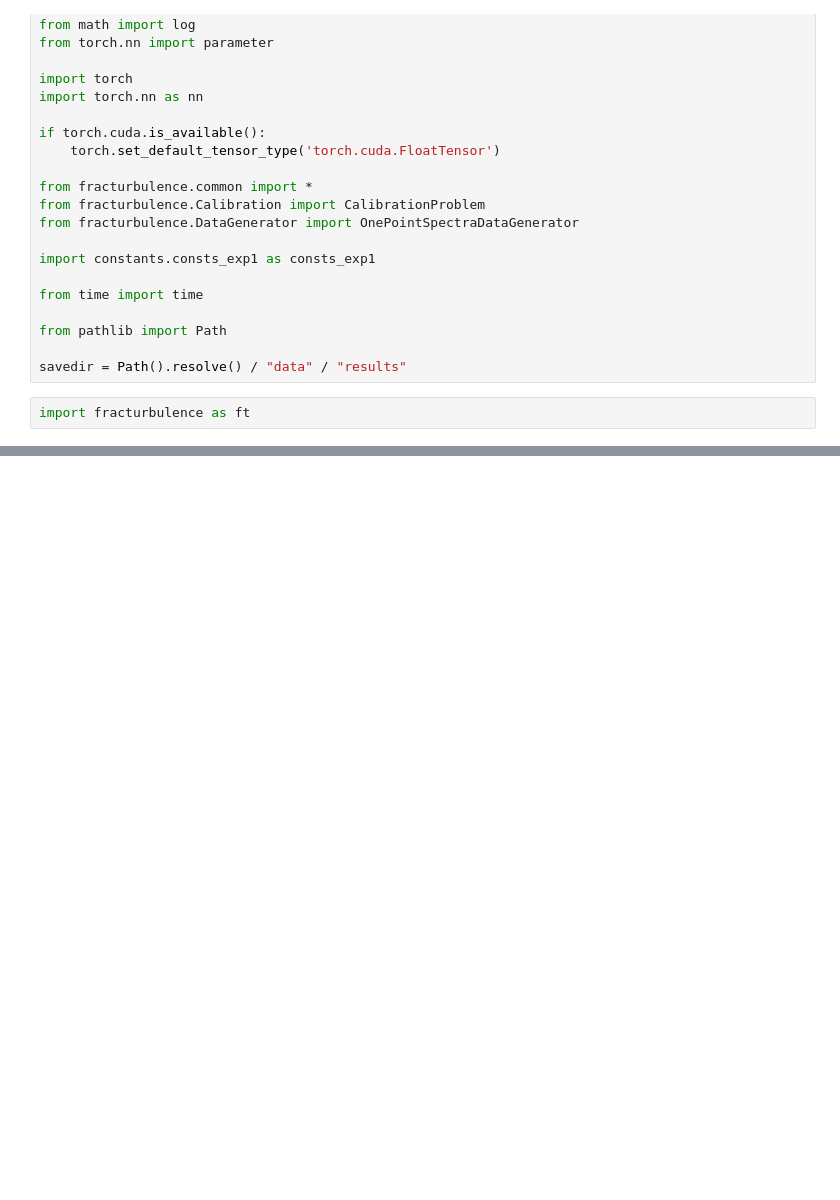
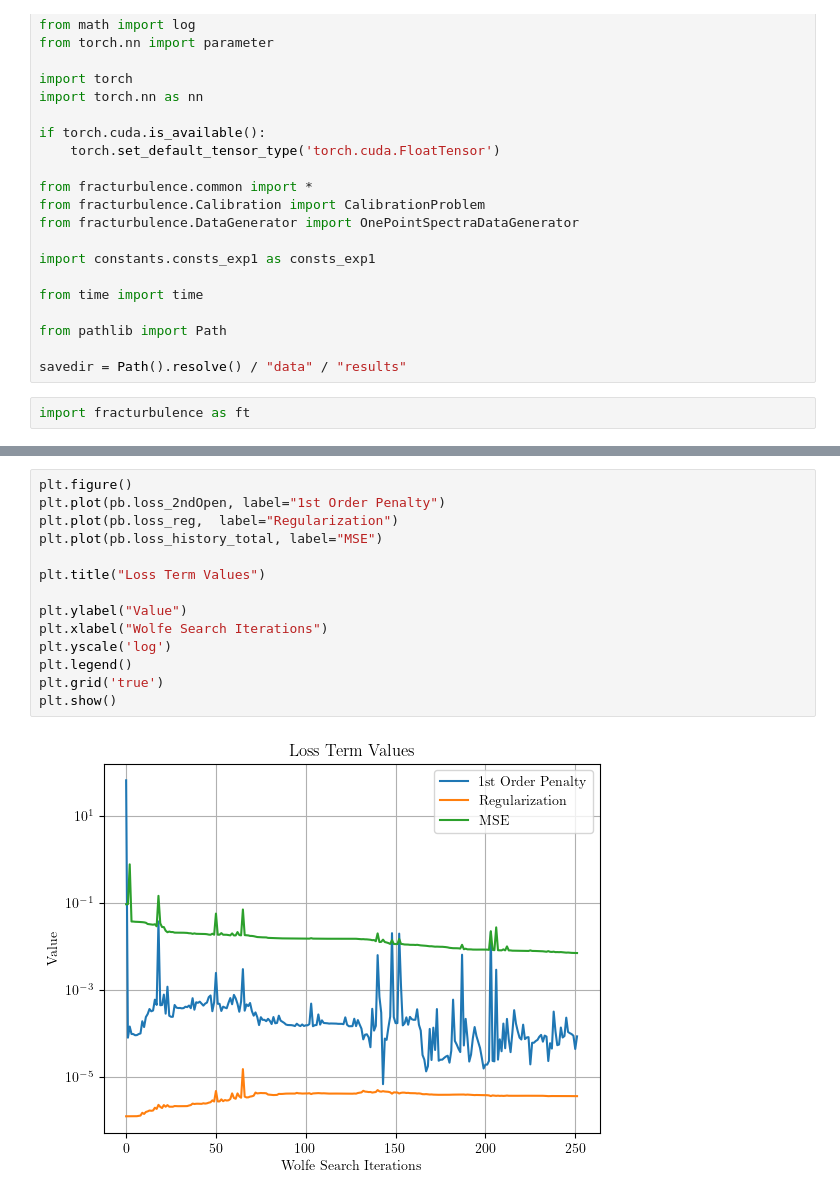
Before and after one commit to METHODS-Group/DRDMannTurb, a Jupyter notebook: examples/vanilla_synthetic.ipynb, the cells around one changed output, grey strips where cells are left out. Drawn from its saved outputs; the diff is of its cells as text; blank space fills up the shorter version.

```diff
--- a/examples/vanilla_synthetic.ipynb
+++ b/examples/vanilla_synthetic.ipynb
@@ -110,0 +132,16 @@ k1.size: torch.Size([20])   self.kF_data_vals: torch.Size([80])
+# %%
+plt.figure()
+plt.plot(pb.loss_2ndOpen, label="1st Order Penalty")
+plt.plot(pb.loss_reg,  label="Regularization")
+plt.plot(pb.loss_history_total, label="MSE")
+
+plt.title("Loss Term Values")
+
+plt.ylabel("Value")
+plt.xlabel("Wolfe Search Iterations")
+plt.yscale('log')
+plt.legend()
+plt.grid('true')
+plt.show()
+# %% [output]
+[figure, added]
```
Also changed, not shown: parts of 2 cells of this notebook, 2 other files.
